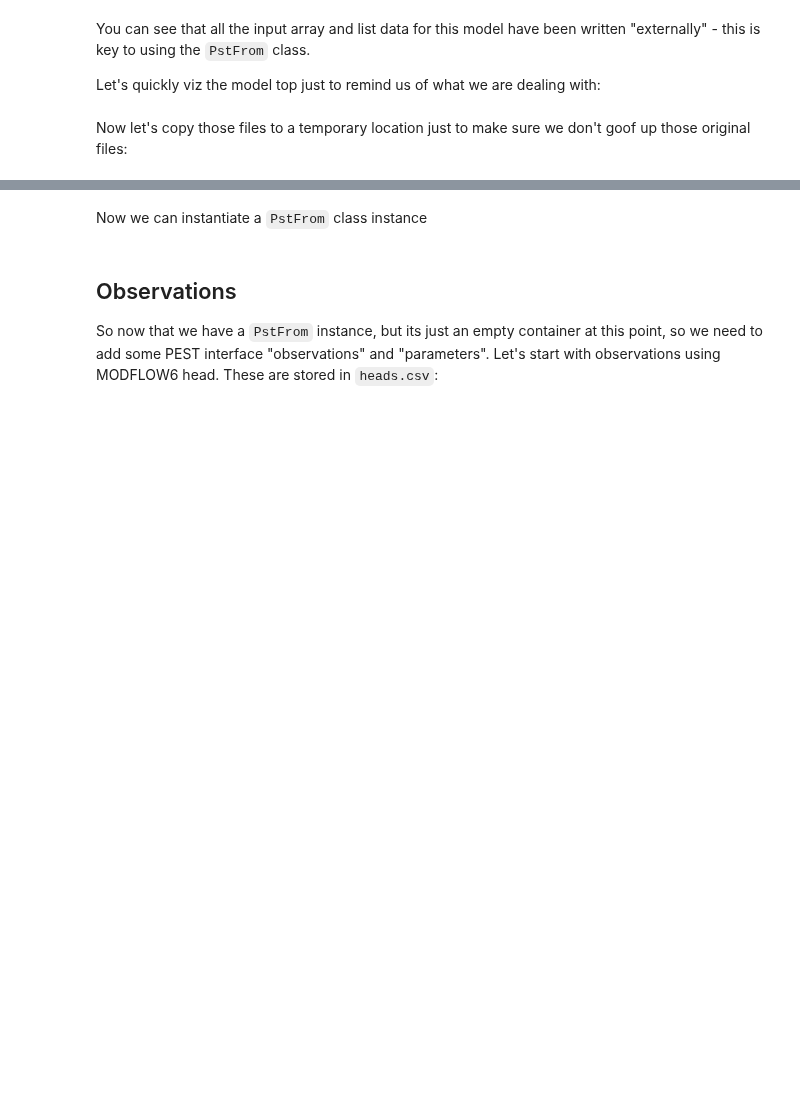
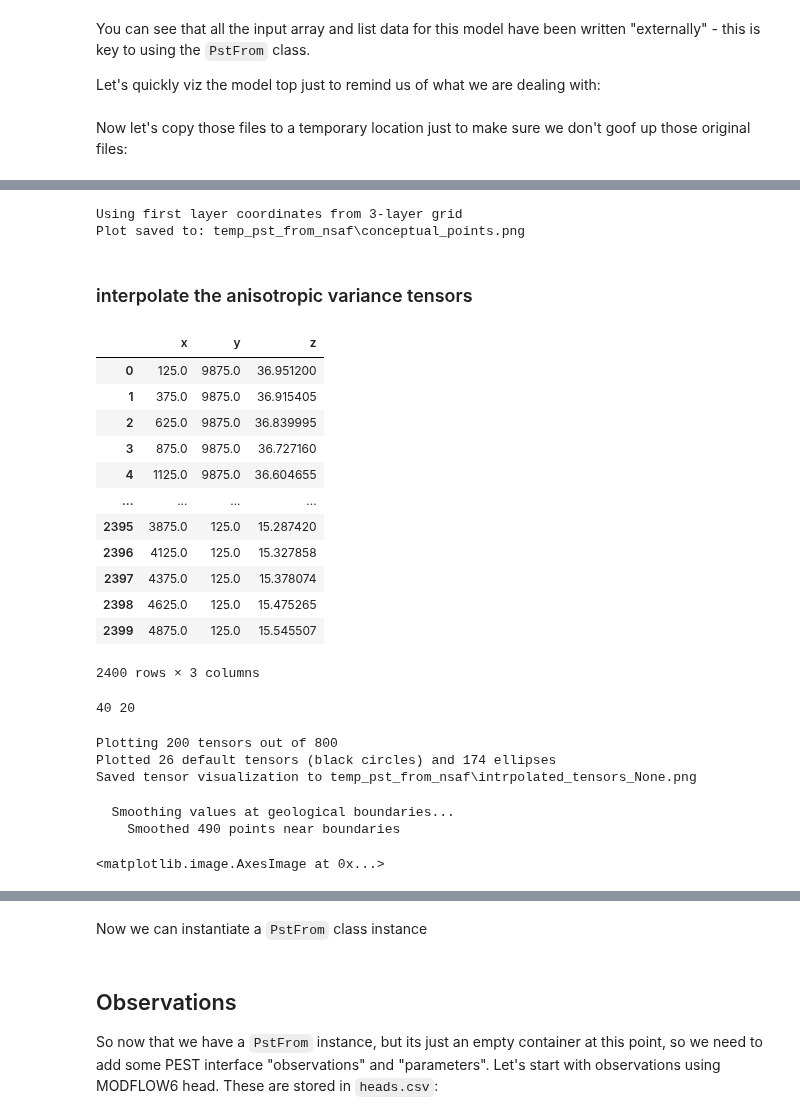
Before and after one commit to pypest/pyemu, a Jupyter notebook: examples/pstfrom_mf6_ppu_tensor.ipynb, the cells around one changed output, grey strips where cells are left out. Drawn from its saved outputs; the diff is of its cells as text; code cells hidden in the pictures; blank space fills up the shorter version.

Commit message:
pypestutils implementation with tensors

```diff
--- a/examples/pstfrom_mf6_ppu_tensor.ipynb
+++ b/examples/pstfrom_mf6_ppu_tensor.ipynb
@@ -54,0 +203,8 @@ sr
+# %%
+pu.plot_zones_with_conceptual_points(zones[0], cp, grid_coords, save_path=tmp_model_ws)
+plt.show()
+# %% [output]
+Using first layer coordinates from 3-layer grid
+Plot saved to: temp_pst_from_nsaf\conceptual_points.png
+# %% [markdown]
+### interpolate the anisotropic variance tensors
@@ -54,0 +217,29 @@ sr
+# %%
+grid_coords
+# %% [output]
+|  | x | y | z |
+| 0 | 125.0 | 9875.0 | 36.951200 |
+| 1 | 375.0 | 9875.0 | 36.915405 |
+| 2 | 625.0 | 9875.0 | 36.839995 |
+| 3 | 875.0 | 9875.0 | 36.727160 |
+| 4 | 1125.0 | 9875.0 | 36.604655 |
+| ... | ... | ... | ... |
+| 2395 | 3875.0 | 125.0 | 15.287420 |
+| 2396 | 4125.0 | 125.0 | 15.327858 |
+| 2397 | 4375.0 | 125.0 | 15.378074 |
+| 2398 | 4625.0 | 125.0 | 15.475265 |
+| 2399 | 4875.0 | 125.0 | 15.545507 |
+2400 rows × 3 columns
+# %%
+cp_coords = cp[['x', 'y']].values
+cp_tensors = nsaf.create_2d_tensors(cp.bearing_rad, cp.major, cp.transverse)
+geological_tensors = nsaf.interpolate_tensors(cp_coords, cp_tensors, grid_coords_2d,
+                                             zones=zones[0].copy(), method='idw')
+# %% [output]
+40 20
+# %%
+pu.visualize_geological_tensors(geological_tensors, grid_coords_2d, shape=zones.shape[1:], zones=zones[0], save_path=tmp_model_ws)
+# %% [output]
+Plotting 200 tensors out of 800
+Plotted 26 default tensors (black circles) and 174 ellipses
+Saved tensor visualization to temp_pst_from_nsaf\intrpolated_tensors_None.png
@@ -54,0 +248,23 @@ sr
+# %%
+transform = 'log'
+cp_means = cp['mean'].values
+interp_means_2d = nsaf.tensor_aware_kriging(
+        cp_coords, cp_means, grid_coords_2d, geological_tensors,
+        variogram_model='exponential', sill=1.0, nugget=0.1,
+        background_value=np.mean(cp_means), max_search_radius=1e20,
+        min_points=3, transform=transform, min_value=1e-8, max_neighbors=4,
+        zones=zones[0]
+    )
+if zones is not None:
+    print("  Smoothing values at geological boundaries...")
+    interp_means_2d = nsaf.create_boundary_modified_scalar(
+        interp_means_2d, zones[0],
+        transition_cells=3, mode='smooth'
+    )
+# %% [output]
+  Smoothing values at geological boundaries...
+    Smoothed 490 points near boundaries
+# %%
+plt.imshow(interp_means_2d)
+# %% [output]
+<matplotlib.image.AxesImage at 0x...>
```
Also changed, not shown: parts of 34 cells of this notebook, 7 other files.
